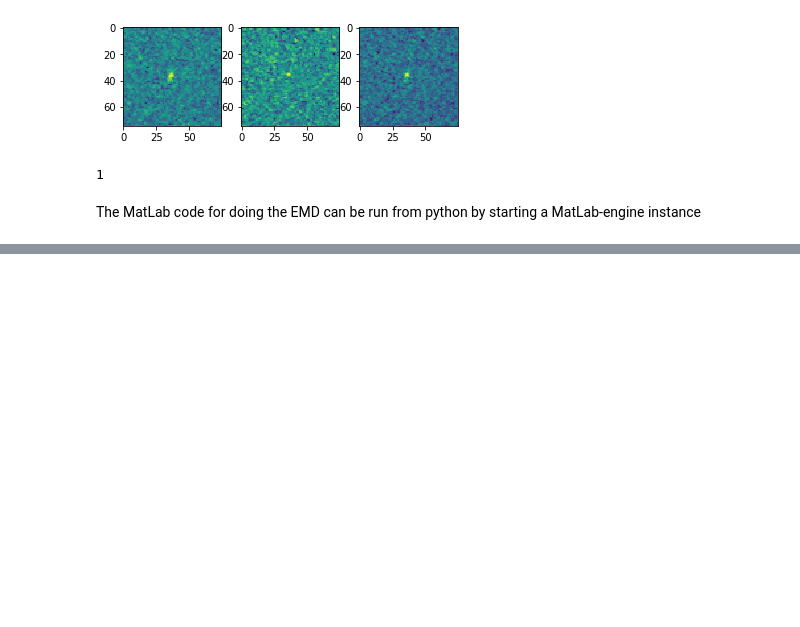
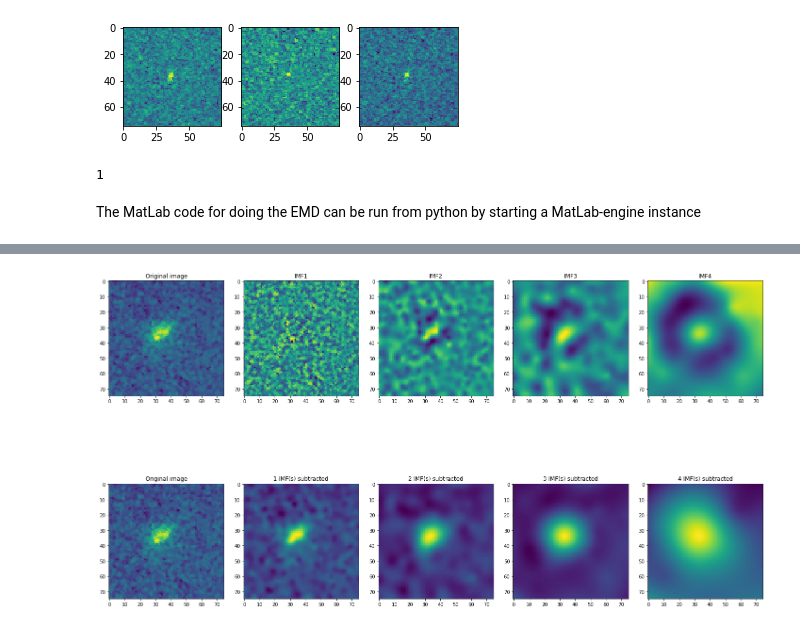
Before and after one commit to holwech/Spacebergs, a Jupyter notebook: python/EMD2D.ipynb, the cells around one changed output, grey strips where cells are left out. Cells and saved outputs as stored; diff of their text form; code cells hidden in the pictures; blank space fills up the shorter version.

Commit message:
Made code to create IMFs and store them in the correct json-format

```diff
--- a/python/EMD2D.ipynb
+++ b/python/EMD2D.ipynb
@@ -104,4 +96,0 @@ def plot_IEMD(img, imfs):
-# %%
-img = np.copy(X_train[100,:,:,1])
-imfs, residue, medel = IEMD(img)
-plot_IEMD(img, imfs)
@@ -110,0 +123,2 @@ plot_IEMD(img, imfs)
+# %%
+train = pd.read_json(data_dir+"train.json")
@@ -110,0 +134,9 @@ plot_IEMD(img, imfs)
+# %%
+# Create the columns in the pandas object for each IMF
+for band in range(1,3):
+    for imf in range(1,numberimfs + 1):
+        column_name = "band_" + str(band) + "_imf_" + str(imf)
+        #train[column_name] = np.nan
+        train[column_name] = np.empty((len(train), 0)).tolist()
+        #train[column_name] = np.zeros((75,75)).reshape(1, 75 * 75).tolist()
+train.head()
@@ -110,0 +185,32 @@ plot_IEMD(img, imfs)
+# %%
+#Verify that IMFs fit with the correct image
+def plot_IEMD_from_row(row, band):
+    img = np.reshape(row["band_" + str(band)], (75,75))
+
+    fig, ax = plt.subplots(2,1 + np.shape(imfs)[2], figsize=(20, 12))
+    fig.tight_layout(h_pad=3)
+    fig.subplots_adjust(hspace=0.1)
+
+    ax[0][0].imshow(img)
+    ax[0][0].set_title("Original image")
+    ax[1][0].imshow(img)
+    ax[1][0].set_title("Original image")
+
+    filtered_img_sub = np.copy(img)
+    for imf_idx in range(numberimfs):
+        column_name = "band_" + str(band) + "_imf_" + str(imf_idx + 1)
+        imf = np.reshape(row[column_name], (75,75))
+
+        ax[0][imf_idx + 1].imshow(imf)
+        ax[0][imf_idx + 1].set_title("IMF" + str(imf_idx + 1))
+
+        filtered_img_sub = filtered_img_sub - imf
+        ax[1][imf_idx + 1].imshow(filtered_img_sub)
+        ax[1][imf_idx + 1].set_title(str(imf_idx + 1) + " IMF(s) subtracted")
+
+
+    plt.show()
+# %%
+plot_IEMD_from_row(train.iloc[5], 1)
+# %% [output]
+[figure, added]
```
Also changed, not shown: parts of 12 cells of this notebook.
